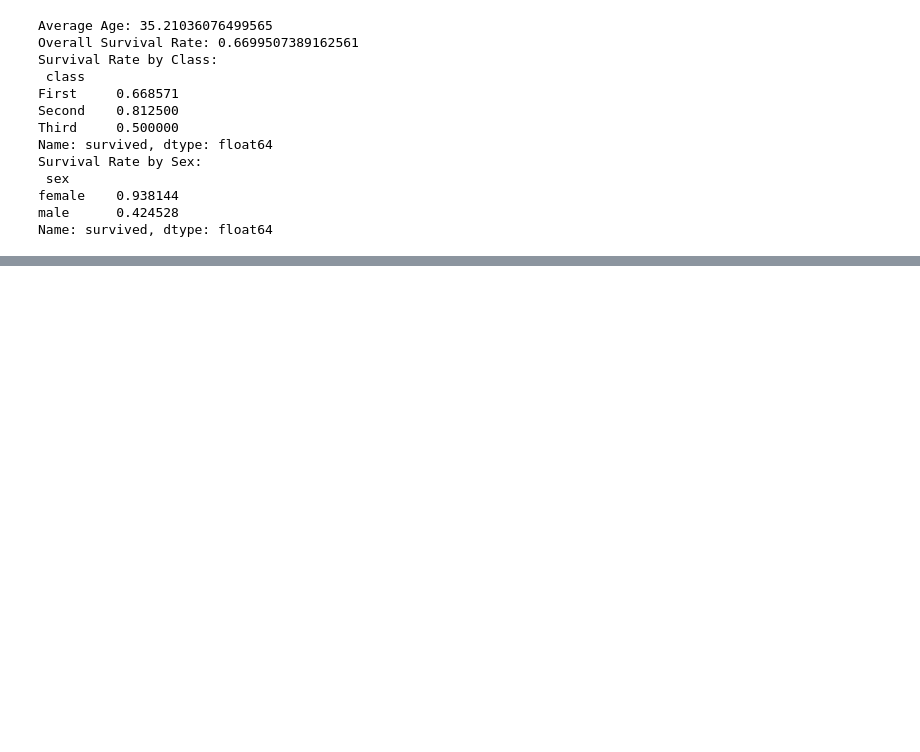
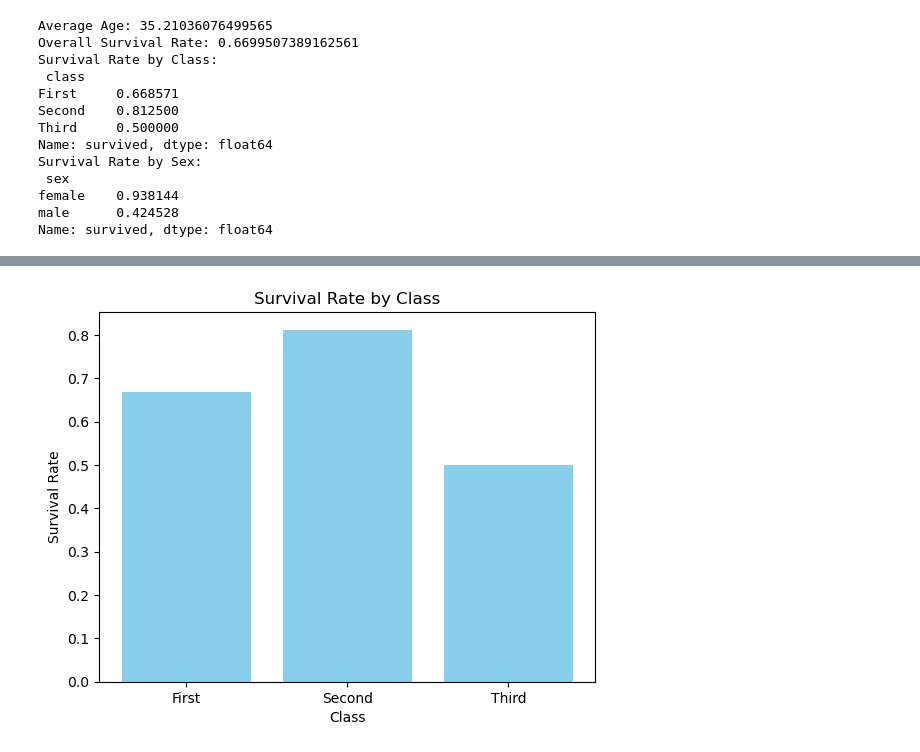
Before and after one commit to ViishweshwarGouni/DataAnalysis, a Jupyter notebook: MiniEndToEndProject.ipynb, the cells around one changed output, grey strips where cells are left out. Drawn from its saved outputs; the diff is of its cells as text; code cells hidden in the pictures; blank space fills up the shorter version.

```diff
--- a/MiniEndToEndProject.ipynb
+++ b/MiniEndToEndProject.ipynb
@@ -110,0 +121,12 @@ Name: survived, dtype: float64
+# %%
+# Bar chart of survival by class
+classes = survival_by_class.index
+rates = survival_by_class.values
+
+plt.bar(classes, rates, color='skyblue')
+plt.title("Survival Rate by Class")
+plt.xlabel("Class")
+plt.ylabel("Survival Rate")
+plt.show()
+# %% [output]
+[figure, added]
```
Also changed, not shown: parts of 15 cells of this notebook, 3 other files.
